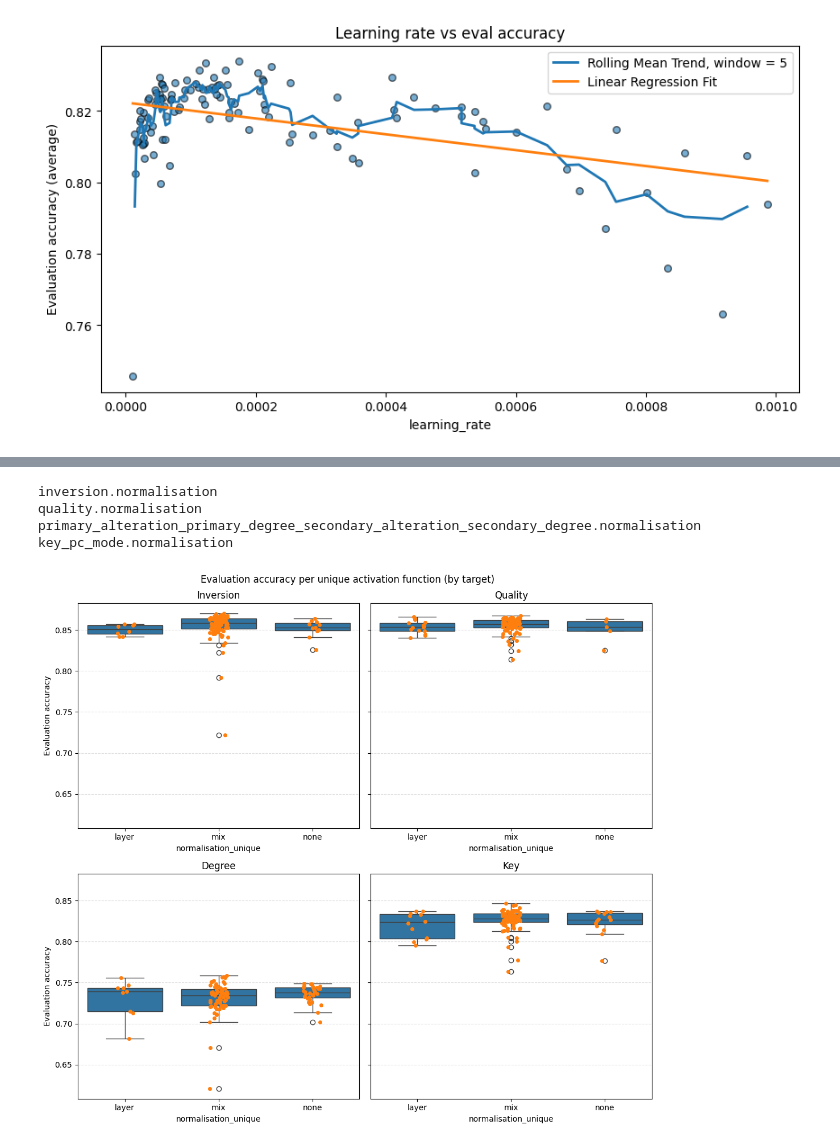
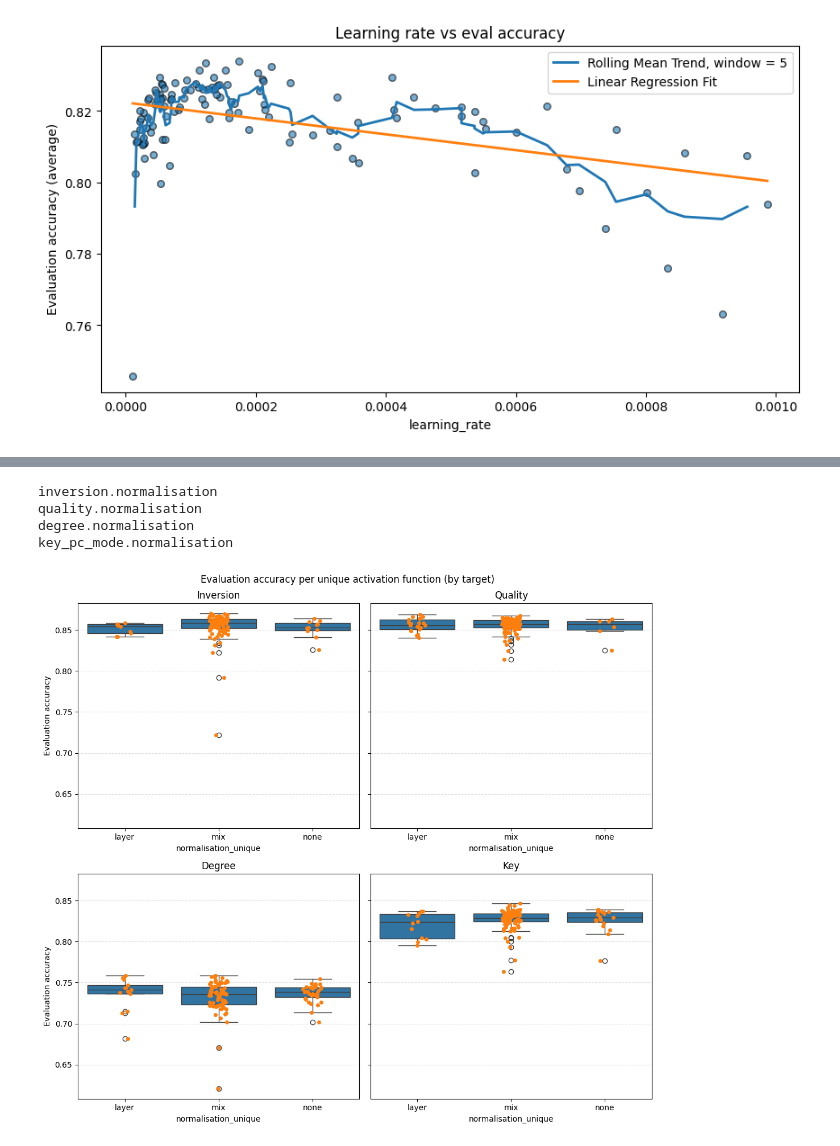
Before and after one commit to PulyaPolya/musicbert_hf, a Jupyter notebook: visualisations.ipynb, the cells around one changed output, grey strips where cells are left out. Cells and saved outputs as stored; diff of their text form; code cells hidden in the pictures.

```diff
--- a/visualisations.ipynb
+++ b/visualisations.ipynb
@@ -10,7 +19,11 @@ import pandas as pd
 data_new = pd.read_csv("/home/ui556004/projects/musicbert_hf/scripts/wandb_logs/wandb_nas_more_freeze.csv")
 data_new["Name"] = data_new["Name"].apply(lambda x: "new_" + x)
 data_old = pd.read_csv("/home/ui556004/projects/musicbert_hf/scripts/wandb_logs/wandb_nas_more_1_wo_60.csv")
-data = pd.concat([data_new, data_old])
+data = pd.concat([data_new, data_old], ignore_index=True)
+data = replace_degree(data)
 len(data)
 # %% [output]
 116
+# %%
+data =data.sort_values(by = ["eval/accuracy"], ascending=False)
+data[["Name", "eval/accuracy", "freeze_layers", "batch_size"]].head(10)
@@ -548,18 +472,0 @@ array(['Name', 'State', 'Group', 'seed', 'eval/inversion_accuracy',
-# %%
-import seaborn as sns
-import matplotlib.pyplot as plt
-
-# Ensure freeze_layers is treated as categorical
-data_filtered['inversion.num_linear_layers'] = data_filtered['inversion.num_linear_layers'].astype(str)  # or use Categorical if you want specific order
-
-# Create the plot
-plt.figure(figsize=(8, 5))
-sns.stripplot(data=data_filtered, x='inversion.num_linear_layers', y='eval/inversion_accuracy', hue='inversion.num_linear_layers', jitter=False, size=8, palette='tab10', dodge=False)
-
-# Adjust plot
-plt.xlabel("Number of linear Layers")
-plt.ylabel("Accuracy")
-plt.title("Accuracy per Number of Frozen Layers")
-plt.legend(title="Frozen Layers")
-plt.tight_layout()
-plt.show()
@@ -691,7 +590,7 @@ def create_df_not_unique_activation (df, target):
 # %%
 df_activation_array = []
 df_not_unique_activatin_array = []
-targets = ["inversion", "quality", "primary_alteration_primary_degree_secondary_alteration_secondary_degree" , "key_pc_mode" ]
+targets = ["inversion", "quality", "degree" , "key_pc_mode" ]
 for target in targets:
     df_target = create_df_parameter (data_filtered,target, "activation_fn")
     df_activation_array.append(df_target)
@@ -711,8 +610,8 @@ targets = [
         [f"quality.{parameter}{suffix}"],
         ["eval/quality_accuracy"]),
         ("Degree",
-        [f"primary_alteration_primary_degree_secondary_alteration_secondary_degree.{parameter}{suffix}"],
-        ["eval/primary_alteration_primary_degree_secondary_alteration_secondary_degree_accuracy"]),
+        [f"degree.{parameter}{suffix}"],
+        ["eval/degree_accuracy"]),
         ("Key",
         [f"key_pc_mode.{parameter}{suffix}"],
         ["eval/key_pc_mode_accuracy"]),
@@ -760,7 +659,7 @@ key_pc_mode.activation_fn
 # %%
 df_activation_array = []
 df_not_unique_activatin_array = []
-targets = ["inversion", "quality", "primary_alteration_primary_degree_secondary_alteration_secondary_degree" , "key_pc_mode" ]
+targets = ["inversion", "quality", "degree" , "key_pc_mode" ]
 for target in targets:
     df_target = create_df_parameter (data_filtered,target, "normalisation")
     df_activation_array.append(df_target)
@@ -780,8 +679,8 @@ targets = [
         [f"quality.{parameter}{suffix}"],
         ["eval/quality_accuracy"]),
         ("Degree",
-        [f"primary_alteration_primary_degree_secondary_alteration_secondary_degree.{parameter}{suffix}"],
-        ["eval/primary_alteration_primary_degree_secondary_alteration_secondary_degree_accuracy"]),
+        [f"degree.{parameter}{suffix}"],
+        ["eval/degree_accuracy"]),
         ("Key",
         [f"key_pc_mode.{parameter}{suffix}"],
         ["eval/key_pc_mode_accuracy"]),
@@ -797,32 +696,32 @@ for ax, (name, layer_cands, acc_cands) in zip(axes, targets):
     plot_df[layer_col] = plot_df[layer_col].astype(str)
     order = sorted(plot_df[layer_col].dropna().astype(str).unique())
     #print(order)
     # Jittered points + per-layer mean trend
     if box:
         sns.boxplot(data=plot_df, x=layer_col, y=acc_col, dodge=False, ax = ax, order = order)
         sns.stripplot(
             data=plot_df, x=layer_col, y=acc_col,
              jitter=True, size=5, ax=ax, order = order
         )
     else:
         sns.stripplot(
             data=plot_df, x=layer_col, y=acc_col,
              jitter=True, size=5, ax=ax, order = order
         )
 
     ax.set_xlabel(f"{parameter}")
     ax.set_ylabel("Evaluation accuracy")
     ax.set_title(f"{name}")
     ax.grid(True, axis='y', linestyle='--', alpha=0.4)
     i += 1
 
 fig.suptitle(f"Evaluation accuracy per unique activation function (by target)", y=0.98)
 plt.tight_layout()
 plt.savefig(f"figures/unique_activation_function_vs_eval_acc.pdf", format="pdf", bbox_inches="tight")
 plt.show()
 # %% [output]
 inversion.normalisation
 quality.normalisation
-primary_alteration_primary_degree_secondary_alteration_secondary_degree.normalisation
+degree.normalisation
 key_pc_mode.normalisation
-[figure, old version]
+[figure, new version]
```
Also changed, not shown: parts of 33 cells of this notebook, 1 other file.
